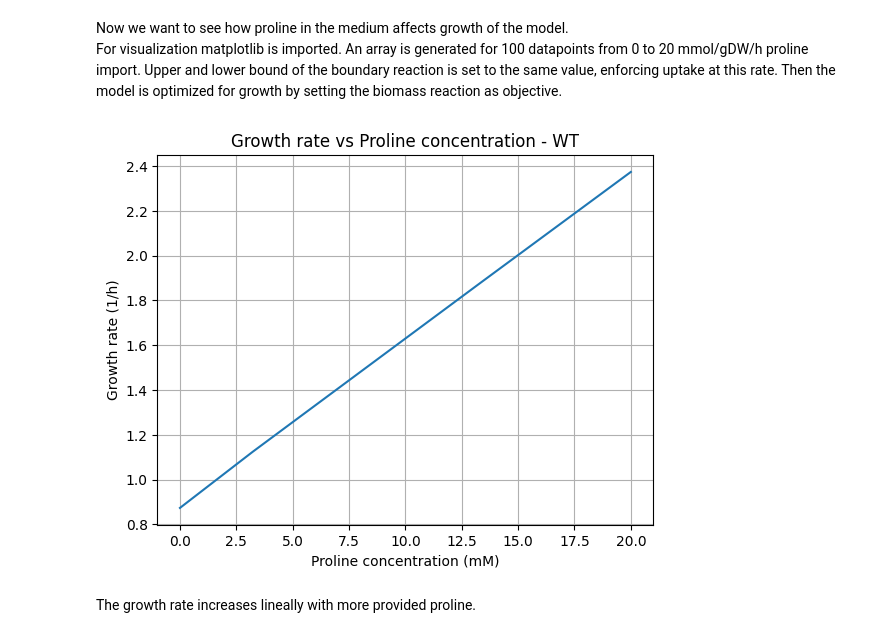
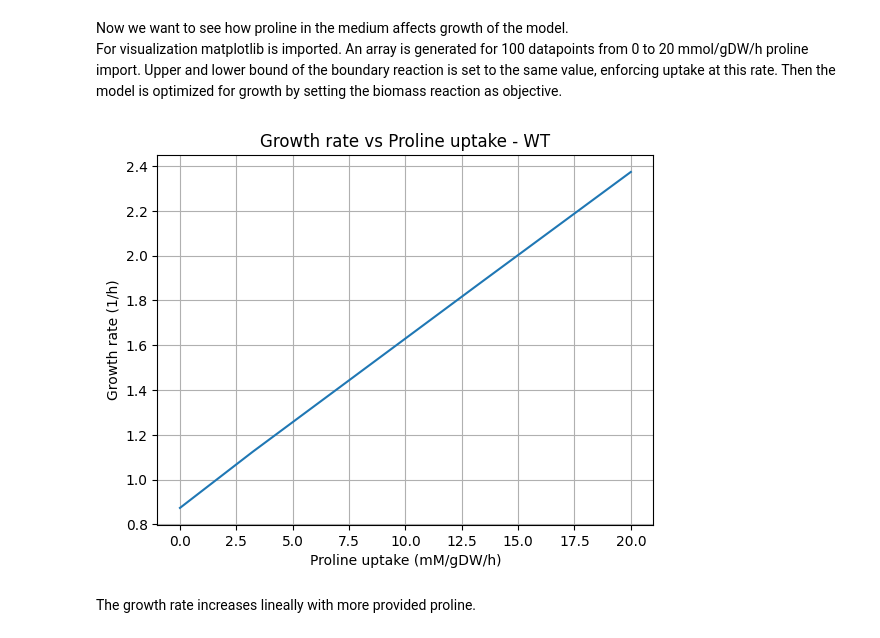
Before and after one commit to krotlkpt/lehre_ralf, a Jupyter notebook: hydroxyproline.ipynb, the cells around one changed output. Drawn from its saved outputs; the diff is of its cells as text; code cells hidden in the pictures.

```diff
--- a/hydroxyproline.ipynb
+++ b/hydroxyproline.ipynb
@@ -66,29 +66,29 @@ Then the model is optimized for growth by setting the biomass reaction as object
 # %%
 
 # make plot of growth rate dependent on proline concentration
 import matplotlib.pyplot as plt
 import numpy as np
 
 # use a context manager to revert changes after the simulation:
 with core_model:
     core_model.reactions.EX_pro__L_e.bounds = (0, 0)  # Set bounds to zero to avoid initial growth
     core_model.objective = "BIOMASS_Ecoli_core_w_GAM"
-    proline_concentrations = np.linspace(0, 20, 100)
+    proline_fluxes = np.linspace(0, 20, 100)
     growth_rates = []
 
-    for conc in proline_concentrations:
+    for conc in proline_fluxes:
         core_model.reactions.EX_pro__L_e.bounds = (-conc, -conc)
         growth_rate = core_model.optimize().objective_value
         growth_rates.append(growth_rate)
 
-plt.plot(proline_concentrations, growth_rates)
-plt.xlabel("Proline concentration (mM)")
+plt.plot(proline_fluxes, growth_rates)
+plt.xlabel("Proline uptake (mM/gDW/h)")
 plt.ylabel("Growth rate (1/h)")
-plt.title("Growth rate vs Proline concentration - WT")
+plt.title("Growth rate vs Proline uptake - WT")
 plt.grid()
 plt.show()
 # %% [output]
-[figure, old version]
+[figure, new version]
 # %% [markdown]
 The growth rate increases lineally with more provided proline.
 # %% [markdown]
```
Also changed, not shown: parts of 3 cells of this notebook.
